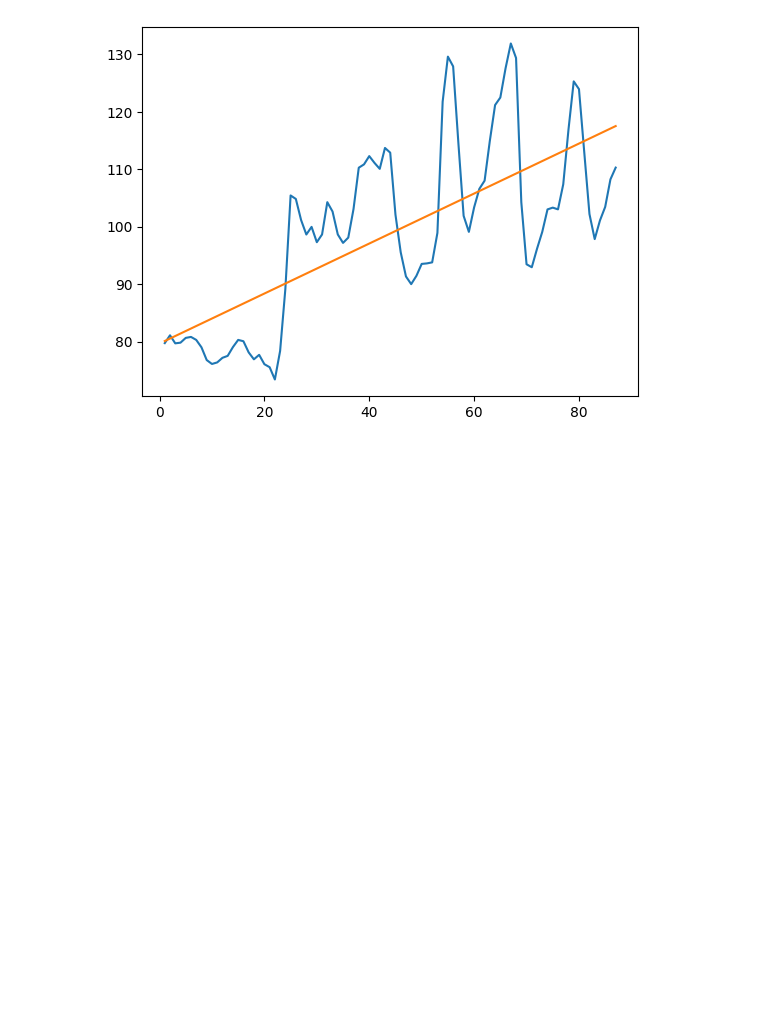
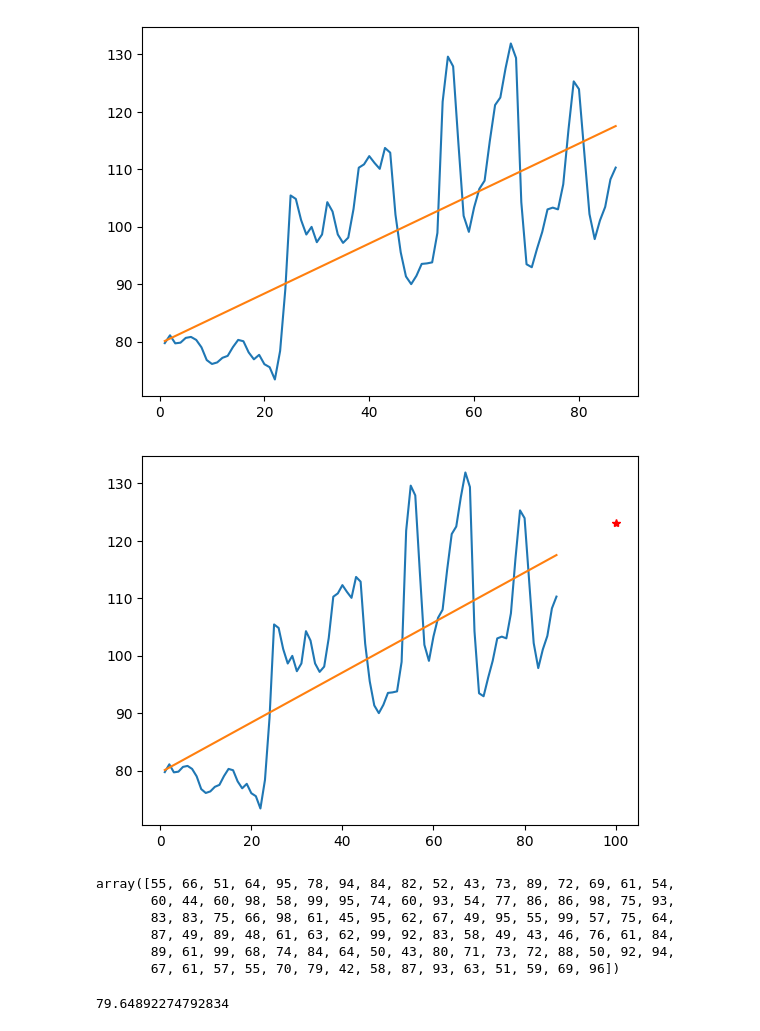
Before and after one commit to MMoledo/Alura-Python-Data-Science, a Jupyter notebook: Numpy.ipynb, the cells around one changed output. Drawn from its saved outputs; the diff is of its cells as text; code cells hidden in the pictures; blank space fills up the shorter version.

```diff
--- a/Numpy.ipynb
+++ b/Numpy.ipynb
@@ -264,3 +264,23 @@ plt.plot(x,y)
 # %% [output]
 [<matplotlib.lines.Line2D at 0x...>]
 [figure]
+# %%
+plt.plot(datas,Moscow)
+plt.plot(x,y)
+plt.plot(100,100*a+b,'*r')
+plt.show()
+# %% [output]
+[figure, added]
+# %%
+np.random.randint(40,100,100)
+# %% [output]
+array([55, 66, 51, 64, 95, 78, 94, 84, 82, 52, 43, 73, 89, 72, 69, 61, 54,
+       60, 44, 60, 98, 58, 99, 95, 74, 60, 93, 54, 77, 86, 86, 98, 75, 93,
+       83, 83, 75, 66, 98, 61, 45, 95, 62, 67, 49, 95, 55, 99, 57, 75, 64,
+       87, 49, 89, 48, 61, 63, 62, 99, 92, 83, 58, 49, 43, 46, 76, 61, 84,
+       89, 61, 99, 68, 74, 84, 64, 50, 43, 80, 71, 73, 72, 88, 50, 92, 94,
+       67, 61, 57, 55, 70, 79, 42, 58, 87, 93, 63, 51, 59, 69, 96])
+# %%
+b
+# %% [output]
+79.64892274792834
```
Also changed, not shown: parts of 7 cells of this notebook, 3 other files.
